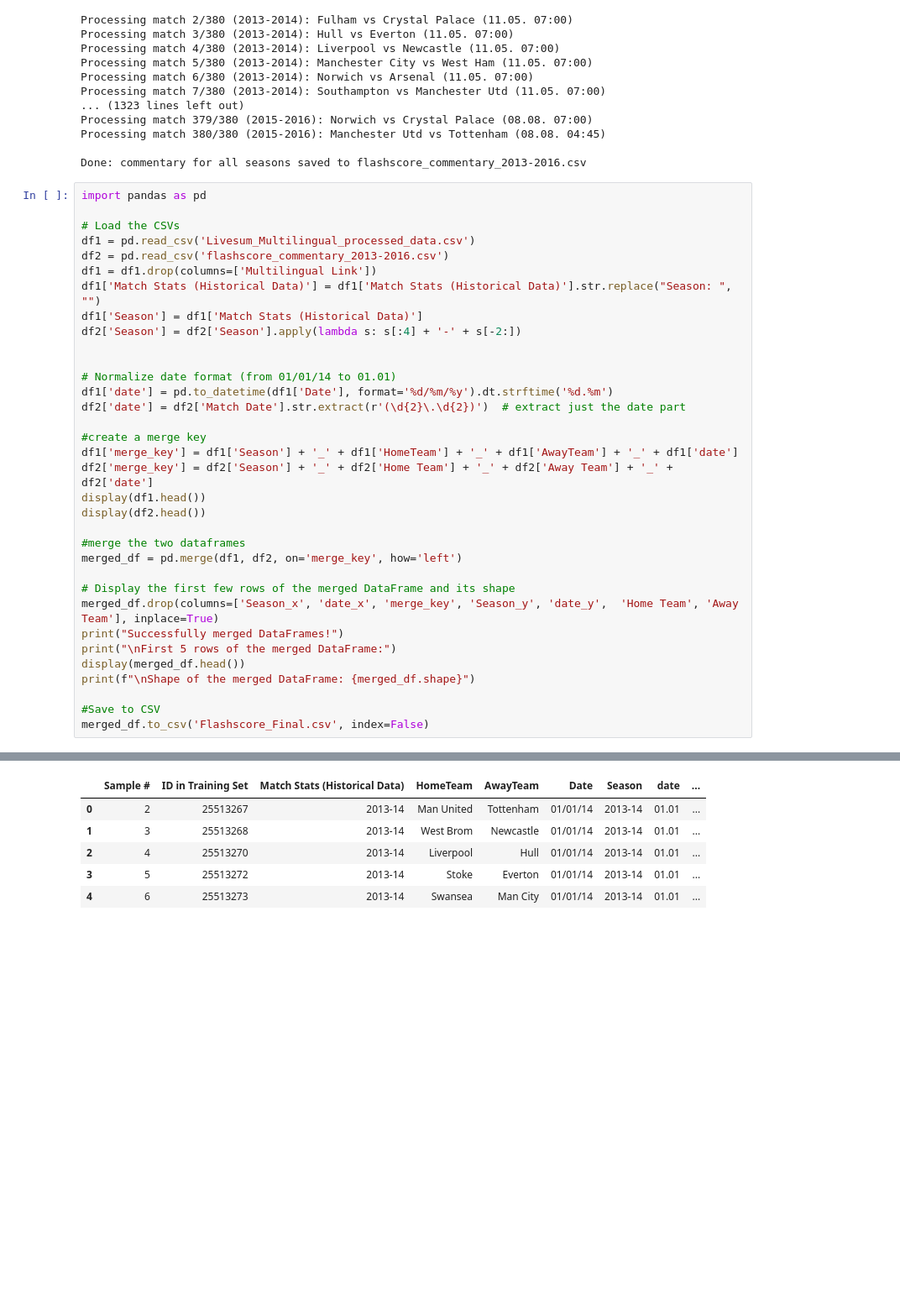
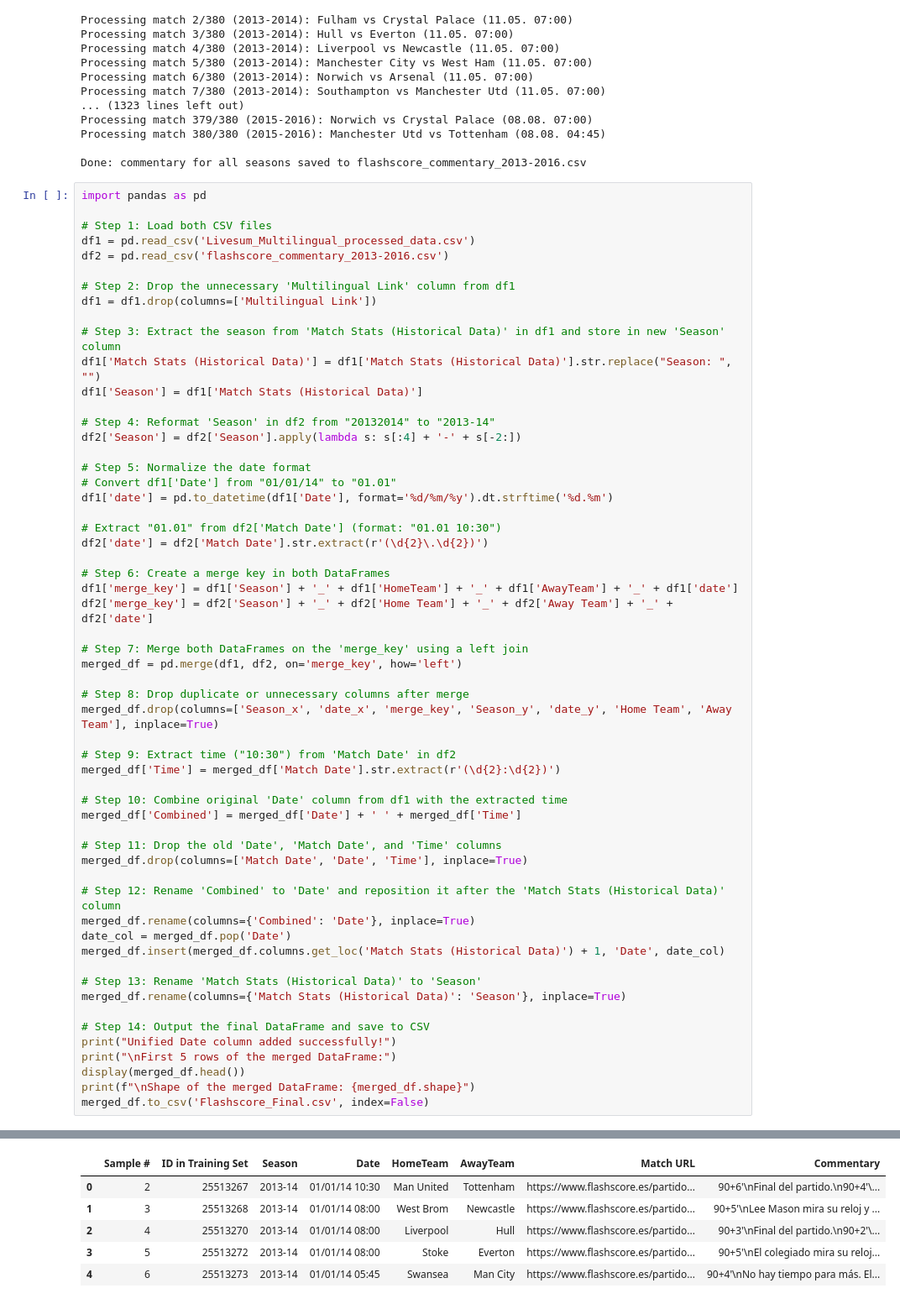
Before and after one commit to rishabhbaral-asu/SportsT2T, a Jupyter notebook: LiveSum_++/FlashScore_Comms.ipynb, the cells around one changed output, grey strips where cells are left out. Shown: that part at 84% size. Cells and saved outputs as stored; diff of their text form; blank space fills up the shorter version.

Commit message:
FINAL EDITS TO Flashscore_Final.csv

```diff
--- a/LiveSum_++/FlashScore_Comms.ipynb
+++ b/LiveSum_++/FlashScore_Comms.ipynb
@@ -210,35 +210,58 @@ Done: commentary for all seasons saved to flashscore_commentary_2013-2016.csv
 # %%
 import pandas as pd
 
-# Load the CSVs
+# Step 1: Load both CSV files
 df1 = pd.read_csv('Livesum_Multilingual_processed_data.csv')
 df2 = pd.read_csv('flashscore_commentary_2013-2016.csv')
+
+# Step 2: Drop the unnecessary 'Multilingual Link' column from df1
 df1 = df1.drop(columns=['Multilingual Link'])
+
+# Step 3: Extract the season from 'Match Stats (Historical Data)' in df1 and store in new 'Season' column
 df1['Match Stats (Historical Data)'] = df1['Match Stats (Historical Data)'].str.replace("Season: ", "")
 df1['Season'] = df1['Match Stats (Historical Data)']
+
+# Step 4: Reformat 'Season' in df2 from "20132014" to "2013-14"
 df2['Season'] = df2['Season'].apply(lambda s: s[:4] + '-' + s[-2:])
 
+# Step 5: Normalize the date format
+# Convert df1['Date'] from "01/01/14" to "01.01"
+df1['date'] = pd.to_datetime(df1['Date'], format='%d/%m/%y').dt.strftime('%d.%m')
 
-# Normalize date format (from 01/01/14 to 01.01)
-df1['date'] = pd.to_datetime(df1['Date'], format='%d/%m/%y').dt.strftime('%d.%m')
-df2['date'] = df2['Match Date'].str.extract(r'(\d{2}\.\d{2})')  # extract just the date part
+# Extract "01.01" from df2['Match Date'] (format: "01.01 10:30")
+df2['date'] = df2['Match Date'].str.extract(r'(\d{2}\.\d{2})')
 
-#create a merge key
+# Step 6: Create a merge key in both DataFrames
 df1['merge_key'] = df1['Season'] + '_' + df1['HomeTeam'] + '_' + df1['AwayTeam'] + '_' + df1['date']
 df2['merge_key'] = df2['Season'] + '_' + df2['Home Team'] + '_' + df2['Away Team'] + '_' + df2['date']
-display(df1.head())
-display(df2.head())
 
-#merge the two dataframes
+# Step 7: Merge both DataFrames on the 'merge_key' using a left join
 merged_df = pd.merge(df1, df2, on='merge_key', how='left')
 
-# Display the first few rows of the merged DataFrame and its shape
-merged_df.drop(columns=['Season_x', 'date_x', 'merge_key', 'Season_y', 'date_y',  'Home Team', 'Away Team'], inplace=True)
-print("Successfully merged DataFrames!")
+# Step 8: Drop duplicate or unnecessary columns after merge
+merged_df.drop(columns=['Season_x', 'date_x', 'merge_key', 'Season_y', 'date_y', 'Home Team', 'Away Team'], inplace=True)
+
+# Step 9: Extract time ("10:30") from 'Match Date' in df2
+merged_df['Time'] = merged_df['Match Date'].str.extract(r'(\d{2}:\d{2})')
+
+# Step 10: Combine original 'Date' column from df1 with the extracted time
+merged_df['Combined'] = merged_df['Date'] + ' ' + merged_df['Time']
+
+# Step 11: Drop the old 'Date', 'Match Date', and 'Time' columns
+merged_df.drop(columns=['Match Date', 'Date', 'Time'], inplace=True)
+
+# Step 12: Rename 'Combined' to 'Date' and reposition it after the 'Match Stats (Historical Data)' column
+merged_df.rename(columns={'Combined': 'Date'}, inplace=True)
+date_col = merged_df.pop('Date')
+merged_df.insert(merged_df.columns.get_loc('Match Stats (Historical Data)') + 1, 'Date', date_col)
+
+# Step 13: Rename 'Match Stats (Historical Data)' to 'Season'
+merged_df.rename(columns={'Match Stats (Historical Data)': 'Season'}, inplace=True)
+
+# Step 14: Output the final DataFrame and save to CSV
+print("Unified Date column added successfully!")
 print("\nFirst 5 rows of the merged DataFrame:")
 display(merged_df.head())
 print(f"\nShape of the merged DataFrame: {merged_df.shape}")
-
-#Save to CSV
 merged_df.to_csv('Flashscore_Final.csv', index=False)
 # %% [output]
@@ -245,6 +271,6 @@ merged_df.to_csv('Flashscore_Final.csv', index=False)
-|  | Sample # | ID in Training Set | Match Stats (Historical Data) | HomeTeam | AwayTeam | Date | Season | date | ... |
-| 0 | 2 | 25513267 | 2013-14 | Man United | Tottenham | 01/01/14 | 2013-14 | 01.01 | ... |
-| 1 | 3 | 25513268 | 2013-14 | West Brom | Newcastle | 01/01/14 | 2013-14 | 01.01 | ... |
-| 2 | 4 | 25513270 | 2013-14 | Liverpool | Hull | 01/01/14 | 2013-14 | 01.01 | ... |
-| 3 | 5 | 25513272 | 2013-14 | Stoke | Everton | 01/01/14 | 2013-14 | 01.01 | ... |
-| 4 | 6 | 25513273 | 2013-14 | Swansea | Man City | 01/01/14 | 2013-14 | 01.01 | ... |
+|  | Sample # | ID in Training Set | Season | Date | HomeTeam | AwayTeam | Match URL | Commentary |
+| 0 | 2 | 25513267 | 2013-14 | 01/01/14 10:30 | Man United | Tottenham | https://www.flashscore.es/partido... | 90+6'\nFinal del partido.\n90+4'\... |
+| 1 | 3 | 25513268 | 2013-14 | 01/01/14 08:00 | West Brom | Newcastle | https://www.flashscore.es/partido... | 90+5'\nLee Mason mira su reloj y ... |
+| 2 | 4 | 25513270 | 2013-14 | 01/01/14 08:00 | Liverpool | Hull | https://www.flashscore.es/partido... | 90+3'\nFinal del partido.\n90+2'\... |
+| 3 | 5 | 25513272 | 2013-14 | 01/01/14 08:00 | Stoke | Everton | https://www.flashscore.es/partido... | 90+5'\nEl colegiado mira su reloj... |
+| 4 | 6 | 25513273 | 2013-14 | 01/01/14 05:45 | Swansea | Man City | https://www.flashscore.es/partido... | 90+4'\nNo hay tiempo para más. El... |
```
Also changed, not shown: parts of 1 cell of this notebook, 3 other files.
